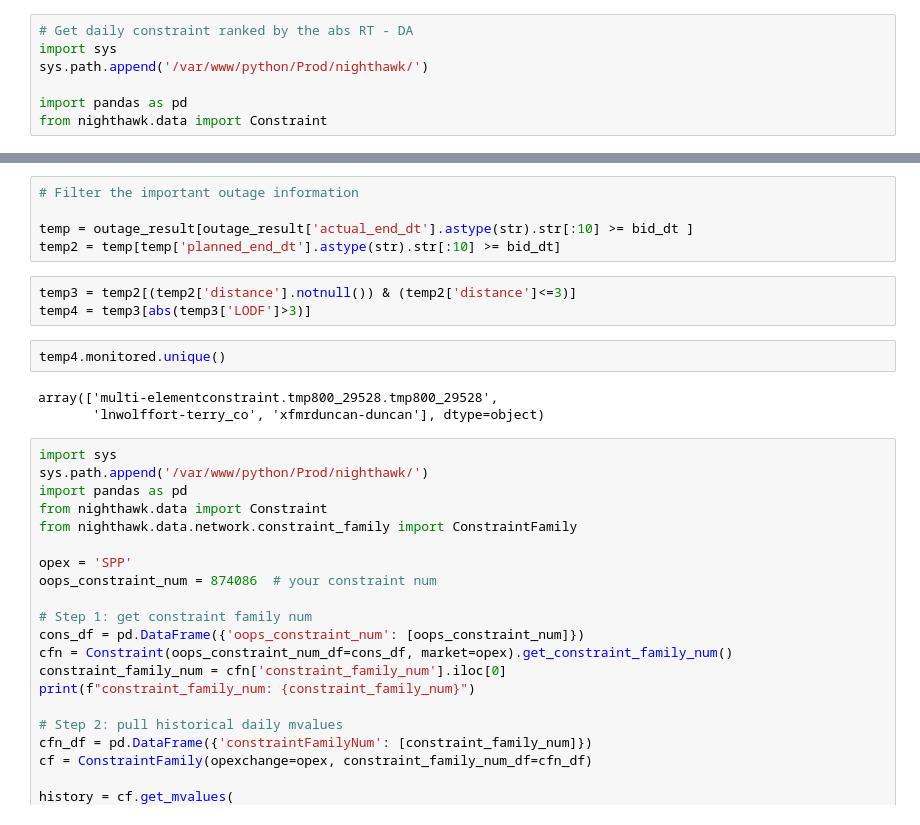
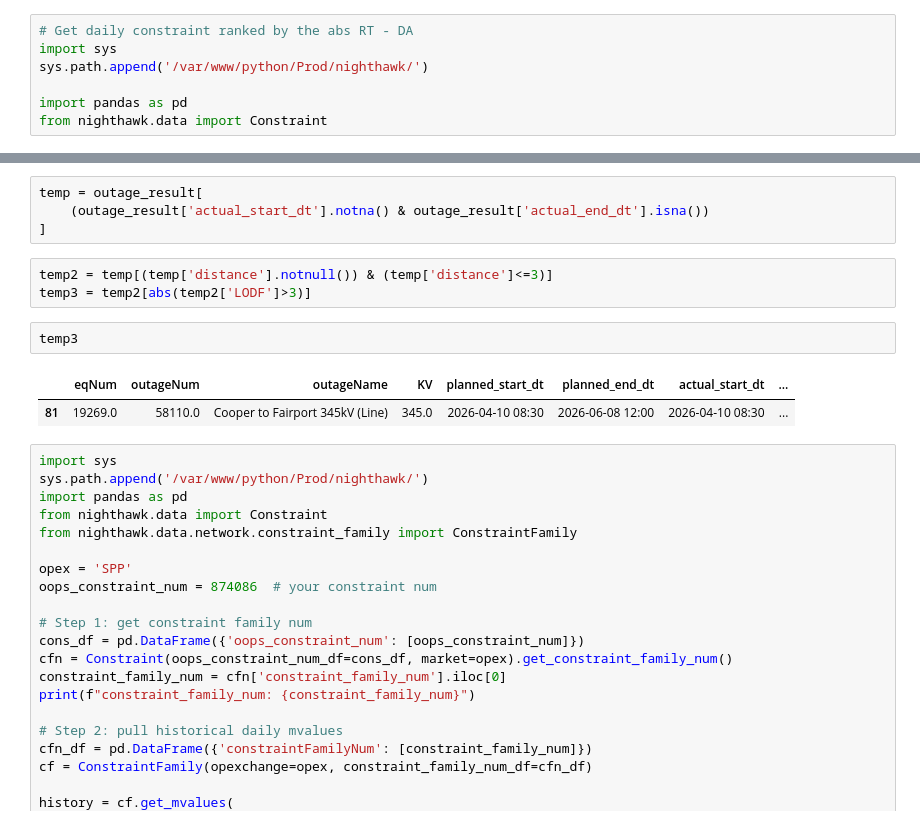
Before and after one commit to qingcheng-rgb/Qingcheng, a Jupyter notebook: QCTest/Manual_bidding/manual.ipynb, the cells around one changed output, grey strips where cells are left out. Saved outputs shown, nothing was run; the diff lists cells and outputs as text.

```diff
--- a/QCTest/Manual_bidding/manual.ipynb
+++ b/QCTest/Manual_bidding/manual.ipynb
@@ -202,16 +209,15 @@ Computing distance...
 # %%
-# Filter the important outage information
-
-temp = outage_result[outage_result['actual_end_dt'].astype(str).str[:10] >= bid_dt ]
-temp2 = temp[temp['planned_end_dt'].astype(str).str[:10] >= bid_dt]
+temp = outage_result[
+    (outage_result['actual_start_dt'].notna() & outage_result['actual_end_dt'].isna())
+]
 # %%
-temp3 = temp2[(temp2['distance'].notnull()) & (temp2['distance']<=3)]
-temp4 = temp3[abs(temp3['LODF']>3)]
+temp2 = temp[(temp['distance'].notnull()) & (temp['distance']<=3)]
+temp3 = temp2[abs(temp2['LODF']>3)]
 # %%
-temp4.monitored.unique()
+temp3
 # %% [output]
-array(['multi-elementconstraint.tmp800_29528.tmp800_29528',
-       'lnwolffort-terry_co', 'xfmrduncan-duncan'], dtype=object)
+|  | eqNum | outageNum | outageName | KV | planned_start_dt | planned_end_dt | actual_start_dt | ... |
+| 81 | 19269.0 | 58110.0 | Cooper to Fairport 345kV (Line) | 345.0 | 2026-04-10 08:30 | 2026-06-08 12:00 | 2026-04-10 08:30 | ... |
 # %%
 import sys
 sys.path.append('/var/www/python/Prod/nighthawk/')
```
Also changed, not shown: parts of 4 cells of this notebook, 40 other files.
